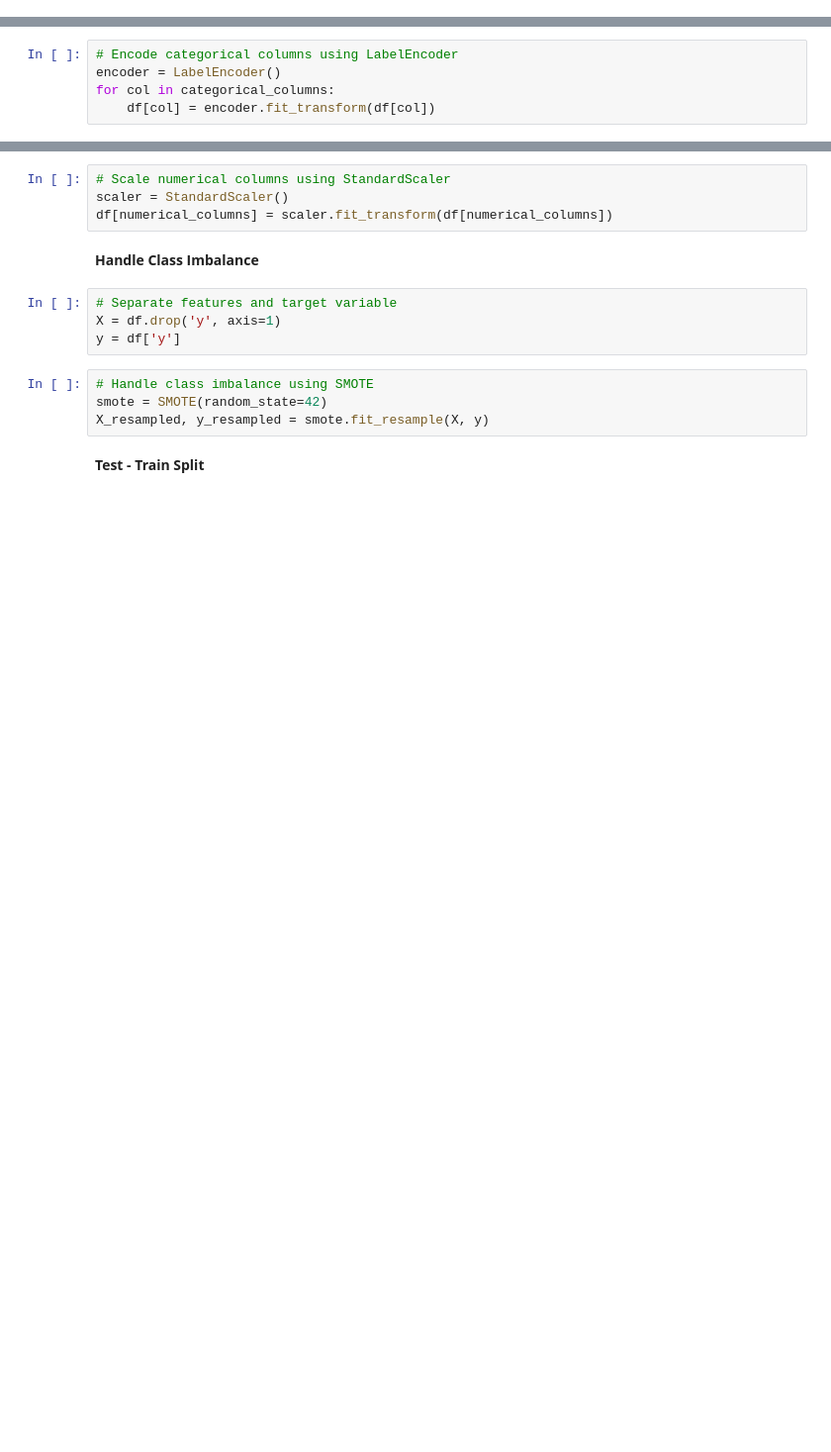
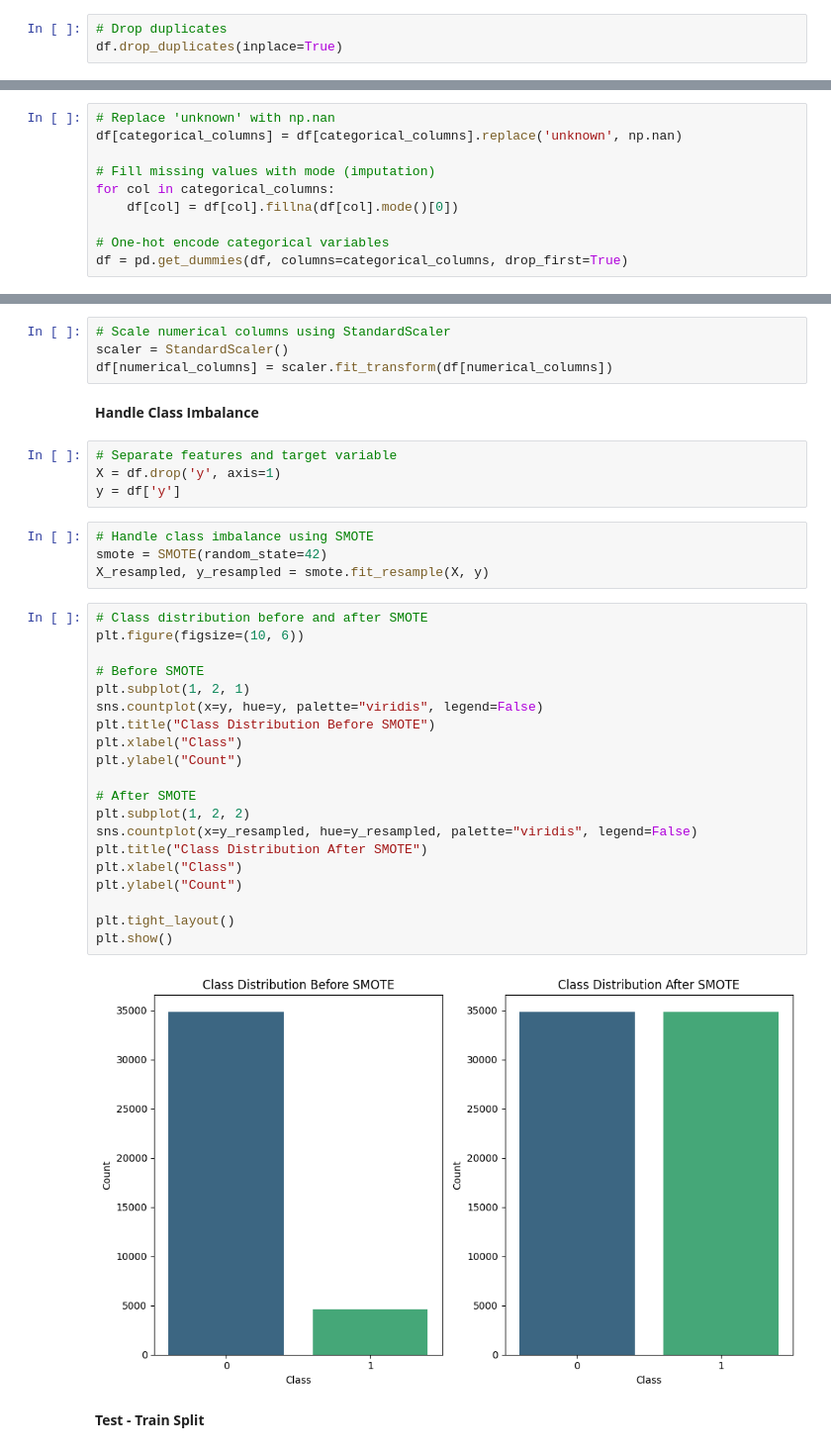
Before and after one commit to thisaraniNJ/MachineLearning_CW, a Jupyter notebook: MachineLearningCW.ipynb, the cells around one changed output, grey strips where cells are left out. Shown at 99% size. Drawn from its saved outputs; the diff is of its cells as text; blank space fills up the shorter version.

Commit message:
delete duplicates, finalize models, display ROC AUC curves, and delete some cells under comparison of 2 models

```diff
--- a/MachineLearningCW.ipynb
+++ b/MachineLearningCW.ipynb
@@ -93,0 +93,3 @@ Index(['age', 'job', 'marital', 'education', 'default', 'housing', 'loan',
+# %%
+# Drop duplicates
+df.drop_duplicates(inplace=True)
@@ -105,11 +144,16 @@ categorical_columns =[
     "job", "marital", "education", "default", "housing", "loan",
     "contact", "month", "day_of_week", "poutcome"
 ]
-# %%
-# Encode categorical columns using LabelEncoder
-encoder = LabelEncoder()
-for col in categorical_columns:
-    df[col] = encoder.fit_transform(df[col])
+# %%
+# Replace 'unknown' with np.nan
+df[categorical_columns] = df[categorical_columns].replace('unknown', np.nan)
+
+# Fill missing values with mode (imputation)
+for col in categorical_columns:
+    df[col] = df[col].fillna(df[col].mode()[0])
+
+# One-hot encode categorical variables
+df = pd.get_dummies(df, columns=categorical_columns, drop_first=True)
 # %% [markdown]
 **Handle Missing Values**
 # %%
@@ -156,6 +203,28 @@ y = df['y']
 # Handle class imbalance using SMOTE
 smote = SMOTE(random_state=42)
 X_resampled, y_resampled = smote.fit_resample(X, y)
+# %%
+# Class distribution before and after SMOTE
+plt.figure(figsize=(10, 6))
+
+# Before SMOTE
+plt.subplot(1, 2, 1)
+sns.countplot(x=y, hue=y, palette="viridis", legend=False)
+plt.title("Class Distribution Before SMOTE")
+plt.xlabel("Class")
+plt.ylabel("Count")
+
+# After SMOTE
+plt.subplot(1, 2, 2)
+sns.countplot(x=y_resampled, hue=y_resampled, palette="viridis", legend=False)
+plt.title("Class Distribution After SMOTE")
+plt.xlabel("Class")
+plt.ylabel("Count")
+
+plt.tight_layout()
+plt.show()
+# %% [output]
+[figure, added]
 # %% [markdown]
 **Test - Train Split**
 # %%
```
Also changed, not shown: parts of 53 cells of this notebook.
